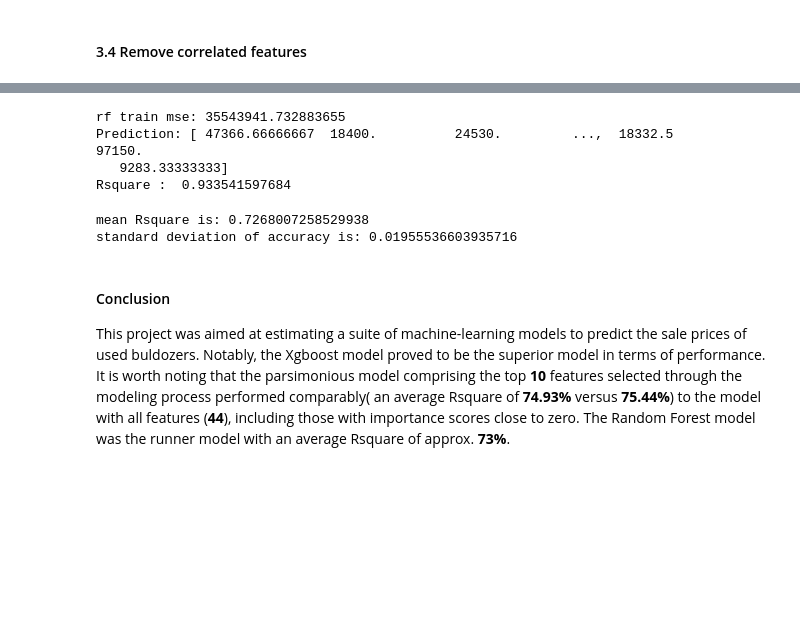
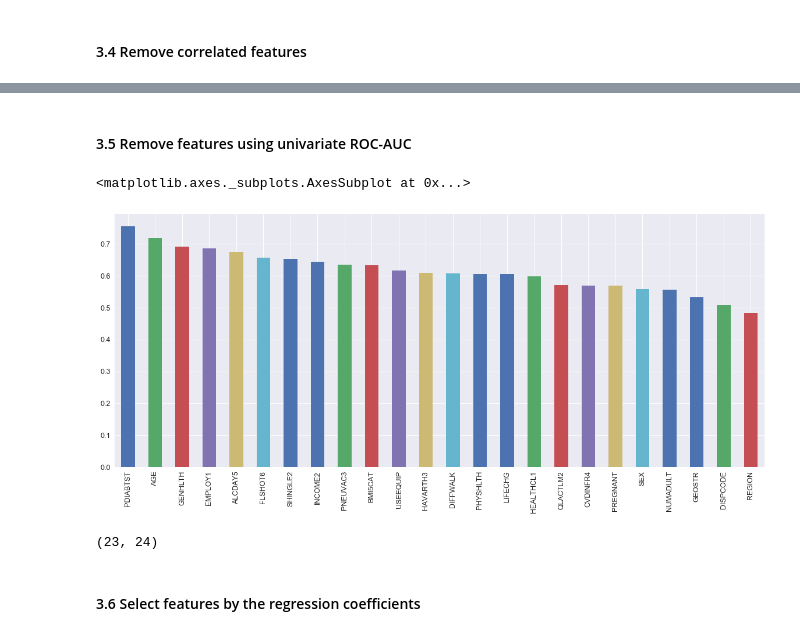
Before and after one commit to cbenne23/BULDOZERS-PROJECT, a Jupyter notebook: Buldozers_Fe_Sel.ipynb, the cells around one changed output, grey strips where cells are left out. Cells and saved outputs as stored; diff of their text form; code cells hidden in the pictures; blank space fills up the shorter version.

```diff
--- a/Buldozers_Fe_Sel.ipynb
+++ b/Buldozers_Fe_Sel.ipynb
@@ -1560,8 +838,0 @@ standard deviation of accuracy is: 0.010797221977317077
-# %%
-# Linear Support Vector Regression
-SVR_Lin_model = SVR(kernel = 'linear',C=1e3)
-SVR_Lin_model.fit(scaler.transform(X_train1[training_vars]), y_train)
-pred = SVR_Lin_model.predict(scaler.transform(X_train1[training_vars]))
-print('SVR_Lin train mse: {}'.format(mean_squared_error(y_train, pred)))
-coefficient_of_dermination = r2_score(y_train, pred)
-print('Rsquare : ', coefficient_of_dermination)
@@ -1697,9 +838,0 @@ features_selected_xgb = ['MachineAge','fiSecondaryDesc','ProductSize','ProductGr
-# %%
-# XGboost
-xgb_model = xgb.XGBRegressor()
-xgb_model.fit( X_train1[features_selected_xgb], y_train, verbose=False)
-pred = xgb_model.predict( X_train1[features_selected_xgb])
-print('xgb train mse: {}'.format(mean_squared_error(y_train, pred)))
-coefficient_of_dermination = r2_score(y_train, pred)
-print('Prediction: {}' .format(pred))
-print('Rsquare : ', coefficient_of_dermination)
@@ -1723,27 +839,32 @@ features_selected_rf = ['MachineAge','fiSecondaryDesc','ProductSize','ProductGro
-# %%
-# Random Forest
-rf_model = RandomForestRegressor()
-rf_model.fit(X_train1[features_selected_rf], y_train)
-
-pred = rf_model.predict( X_train1[features_selected_rf])
-print('rf train mse: {}'.format(mean_squared_error(y_train, pred)))
-coefficient_of_dermination = r2_score(y_train, pred)
-print('Prediction: {}' .format(pred))
-print('Rsquare : ', coefficient_of_dermination)
-# %% [output]
-rf train mse: 35543941.732883655
-Prediction: [ 47366.66666667  18400.          24530.         ...,  18332.5         97150.
-   9283.33333333]
-Rsquare :  0.933541597684
-# %%
-# Applying k-Fold Cross Validation - Random Forest
-from sklearn.model_selection import cross_val_score
-scores = cross_val_score(estimator = rf_model, X =  X_train1[features_selected_rf], y = y_train, cv = 10)
-print('mean Rsquare is: {}' .format(scores.mean()))
-print('standard deviation of accuracy is: {}' .format(scores.std()))
-# %% [output]
-mean Rsquare is: 0.7268007258529938
-standard deviation of accuracy is: 0.01955536603935716
-# %% [markdown]
-#### Conclusion
-This project was aimed at estimating a suite of machine-learning models to predict the sale prices of used buldozers. Notably, the Xgboost model proved to be the superior model in terms of performance. It is worth noting that the parsimonious model comprising the top **10** features selected through the modeling process performed comparably( an average Rsquare of **74.93%** versus **75.44%**) to the model with all features (**44**), including those with importance scores close to zero. The Random Forest model was the runner model with an average Rsquare of approx. **73%**.
+# %% [markdown]
+#### 3.5 Remove features using univariate ROC-AUC
+# %%
+# find important features using univariate roc-auc
+
+# loop to build a tree, make predictions and get the roc-auc
+# for each feature of the train set
+
+roc_values = []
+for feature in X_train.columns:
+    clf = DecisionTreeClassifier()
+    clf.fit(X_train[feature].fillna(0).to_frame(), y_train)
+    y_scored = clf.predict_proba(X_test[feature].fillna(0).to_frame())
+    roc_values.append(roc_auc_score(y_test, y_scored[:, 1]))
+# %%
+# let's add the variable names and order it for clearer visualisation
+roc_values = pd.Series(roc_values)
+roc_values.index = X_train.columns
+roc_values.sort_values(ascending=False).plot.bar(figsize=(20, 8))
+# %% [output]
+<matplotlib.axes._subplots.AxesSubplot at 0x...>
+[figure, added]
+# %%
+# by removing features with univariate roc_auc == 0.5
+# we remove another 1 feature
+
+selected_feat = roc_values[roc_values>0.5]
+len(selected_feat), X_train.shape[1]
+# %% [output]
+(23, 24)
+# %% [markdown]
+#### 3.6 Select features by the regression coefficients
```
Also changed, not shown: parts of 305 cells of this notebook.
